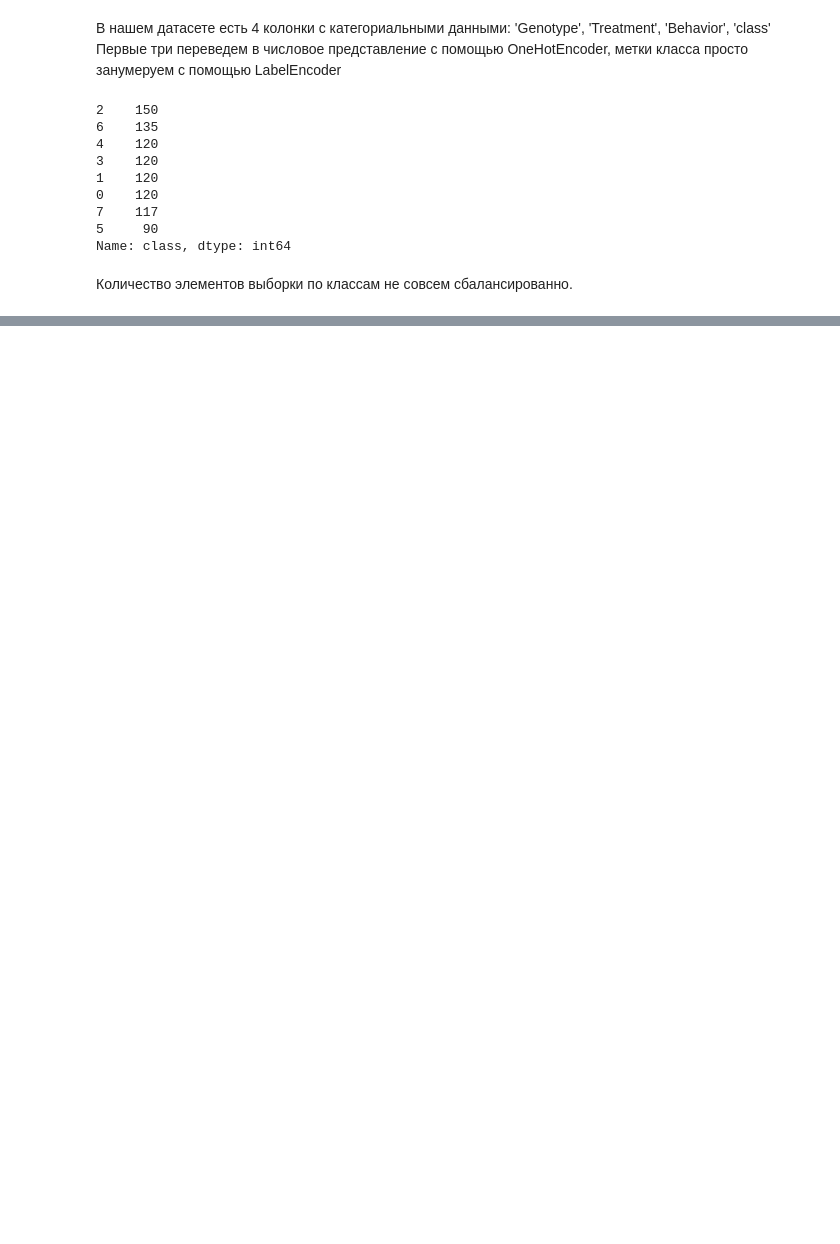
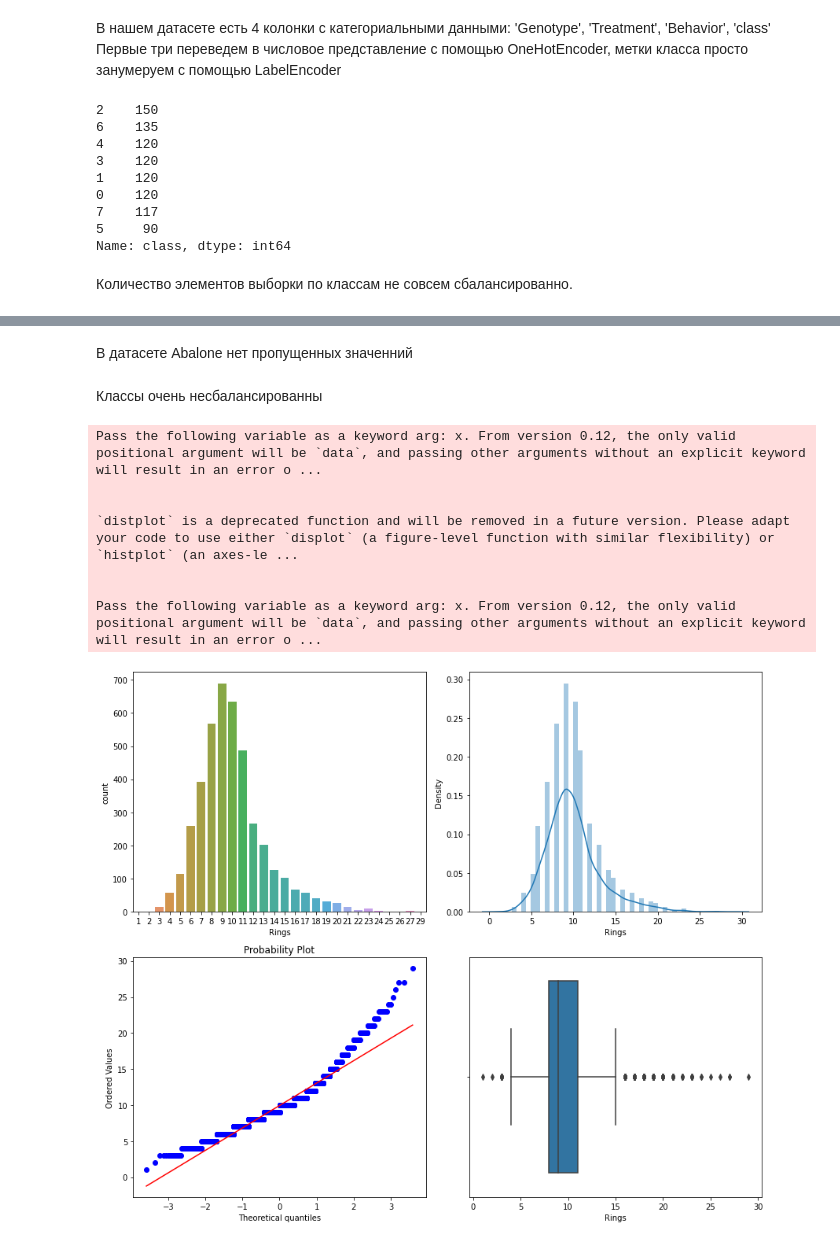
Before and after one commit to malynkovsky/ML_NN_course, a Jupyter notebook: Lab_1/Lab1_Malynkovsky.ipynb, the cells around one changed output, grey strips where cells are left out. Cells and saved outputs as stored; diff of their text form; code cells hidden in the pictures; blank space fills up the shorter version.

```diff
--- a/Lab_1/Lab1_Malynkovsky.ipynb
+++ b/Lab_1/Lab1_Malynkovsky.ipynb
@@ -259,0 +207,3 @@ _________________________________________________________________
+# %%
+df2 = pd.read_csv('abalone.csv')
+df2.head()
@@ -259,0 +230,30 @@ _________________________________________________________________
+# %% [markdown]
+В датасете Abalone нет пропущенных значенний
+# %% [markdown]
+Классы очень несбалансированны
+# %%
+from scipy import stats
+plt.figure(figsize=(12, 10))
+
+plt.subplot(2,2,1)
+sns.countplot(df.Rings)
+
+plt.subplot(2,2,2)
+sns.distplot(df2.Rings)
+
+plt.subplot(2,2,3)
+stats.probplot(df.Rings, plot=plt)
+
+plt.subplot(2,2,4)
+sns.boxplot(df.Rings)
+
+plt.tight_layout()
+# %% [output]
+Pass the following variable as a keyword arg: x. From version 0.12, the only valid positional argument will be `data`, and passing other arguments without an explicit keyword will result in an error o ...
+
+
+`distplot` is a deprecated function and will be removed in a future version. Please adapt your code to use either `displot` (a figure-level function with similar flexibility) or `histplot` (an axes-le ...
+
+
+Pass the following variable as a keyword arg: x. From version 0.12, the only valid positional argument will be `data`, and passing other arguments without an explicit keyword will result in an error o ...
+[figure, added]
```
Also changed, not shown: parts of 65 cells of this notebook.
